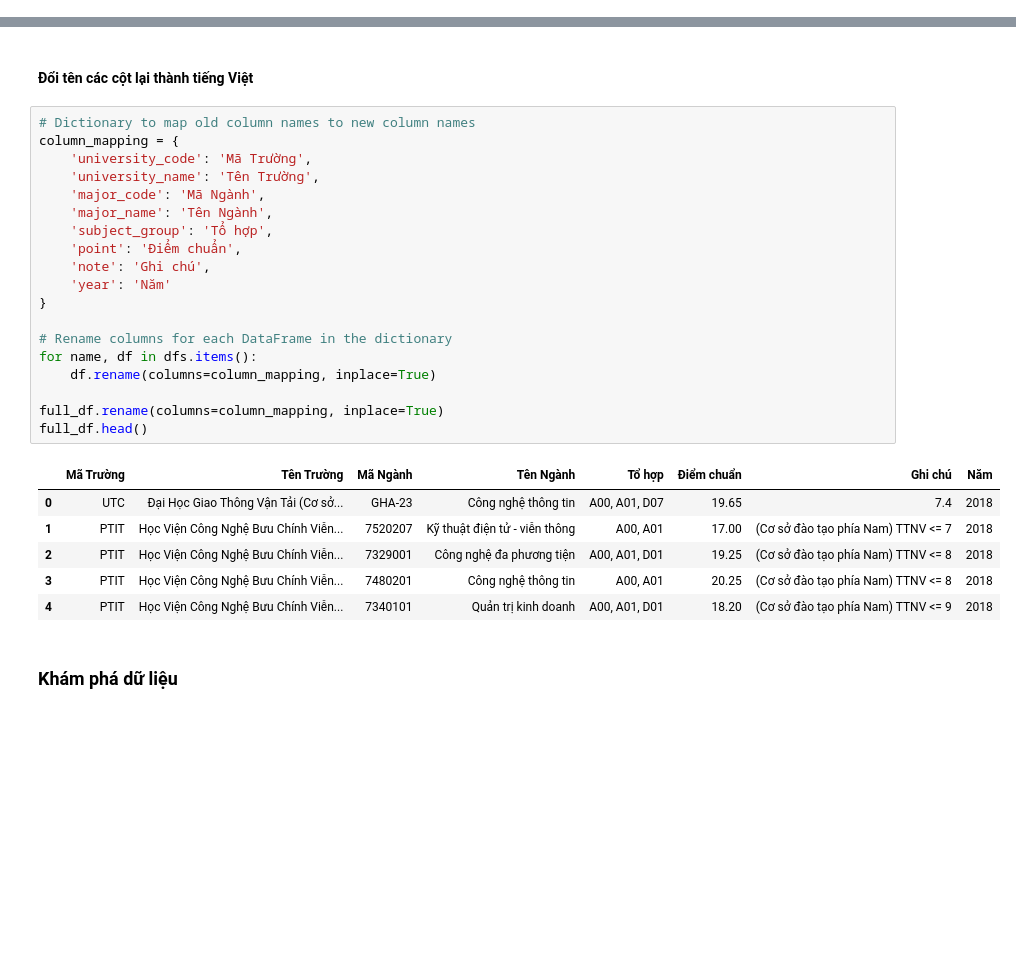
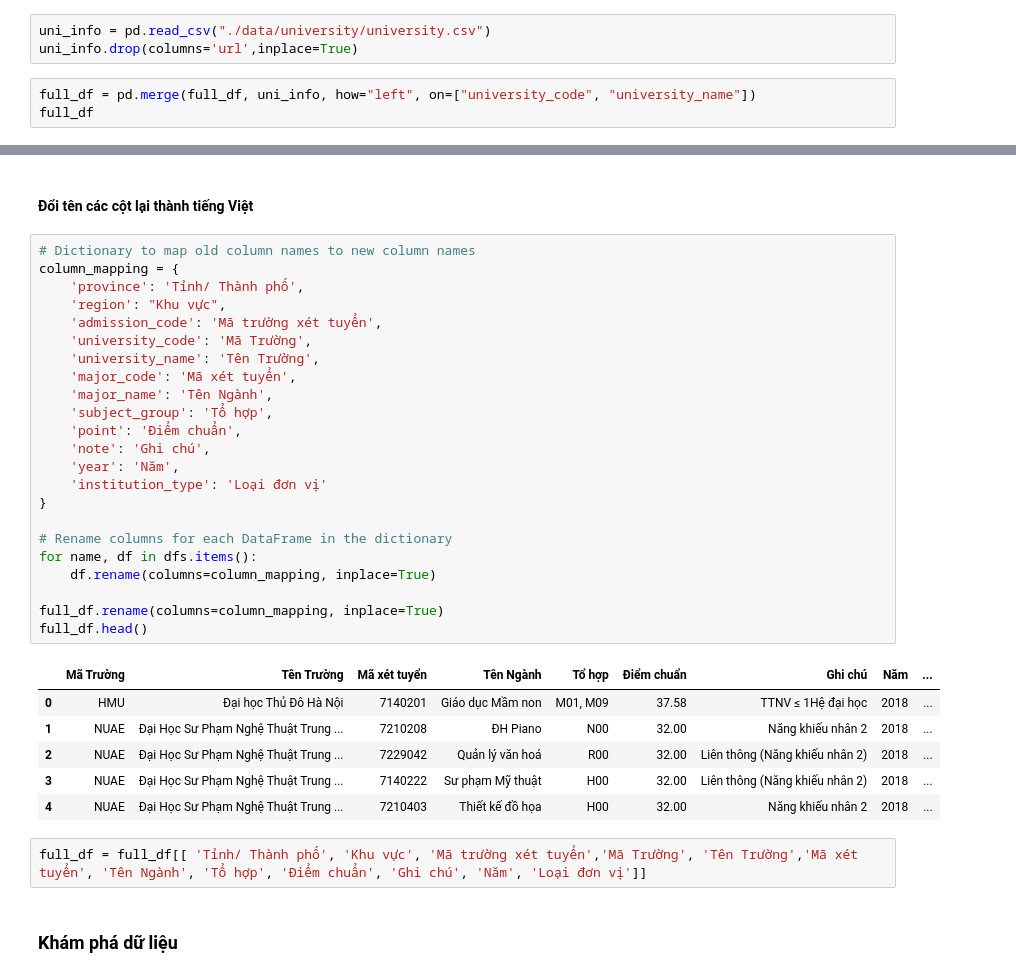
Before and after one commit to daniele15/DV-Final-Crawler, a Jupyter notebook: Crawler-hocmai/preprocessing.ipynb, the cells around one changed output, grey strips where cells are left out. Saved outputs shown, nothing was run; the diff lists cells and outputs as text; blank space fills up the shorter version.

```diff
--- a/Crawler-hocmai/preprocessing.ipynb
+++ b/Crawler-hocmai/preprocessing.ipynb
@@ -101,0 +101,6 @@ full_df.shape
+# %%
+uni_info = pd.read_csv("./data/university/university.csv")
+uni_info.drop(columns='url',inplace=True)
+# %%
+full_df = pd.merge(full_df, uni_info, how="left", on=["university_code", "university_name"])
+full_df
@@ -104,29 +123,35 @@ full_df.shape
 # %%
 # Dictionary to map old column names to new column names
 column_mapping = {
+    'province': 'Tỉnh/ Thành phố',
+    'region': "Khu vực",
+    'admission_code': 'Mã trường xét tuyển',
     'university_code': 'Mã Trường',
     'university_name': 'Tên Trường',
-    'major_code': 'Mã Ngành',
+    'major_code': 'Mã xét tuyển',
     'major_name': 'Tên Ngành',
     'subject_group': 'Tổ hợp',
     'point': 'Điểm chuẩn',
     'note': 'Ghi chú',
-    'year': 'Năm'
+    'year': 'Năm',
+    'institution_type': 'Loại đơn vị'
 }
 
 # Rename columns for each DataFrame in the dictionary
 for name, df in dfs.items():
     df.rename(columns=column_mapping, inplace=True)
 
 full_df.rename(columns=column_mapping, inplace=True)
 full_df.head()
 # %% [output]
-|  | Mã Trường | Tên Trường | Mã Ngành | Tên Ngành | Tổ hợp | Điểm chuẩn | Ghi chú | Năm |
-| 0 | UTC | Đại Học Giao Thông Vận Tải (Cơ sở... | GHA-23 | Công nghệ thông tin | A00, A01, D07 | 19.65 | 7.4 | 2018 |
-| 1 | PTIT | Học Viện Công Nghệ Bưu Chính Viễn... | 7520207 | Kỹ thuật điện tử - viễn thông | A00, A01 | 17.00 | (Cơ sở đào tạo phía Nam) TTNV <= 7 | 2018 |
-| 2 | PTIT | Học Viện Công Nghệ Bưu Chính Viễn... | 7329001 | Công nghệ đa phương tiện | A00, A01, D01 | 19.25 | (Cơ sở đào tạo phía Nam) TTNV <= 8 | 2018 |
-| 3 | PTIT | Học Viện Công Nghệ Bưu Chính Viễn... | 7480201 | Công nghệ thông tin | A00, A01 | 20.25 | (Cơ sở đào tạo phía Nam) TTNV <= 8 | 2018 |
-| 4 | PTIT | Học Viện Công Nghệ Bưu Chính Viễn... | 7340101 | Quản trị kinh doanh | A00, A01, D01 | 18.20 | (Cơ sở đào tạo phía Nam) TTNV <= 9 | 2018 |
+|  | Mã Trường | Tên Trường | Mã xét tuyển | Tên Ngành | Tổ hợp | Điểm chuẩn | Ghi chú | Năm | ... |
+| 0 | HMU | Đại học Thủ Đô Hà Nội | 7140201 | Giáo dục Mầm non | M01, M09 | 37.58 | TTNV ≤ 1Hệ đại học | 2018 | ... |
+| 1 | NUAE | Đại Học Sư Phạm Nghệ Thuật Trung ... | 7210208 | ĐH Piano | N00 | 32.00 | Năng khiếu nhân 2 | 2018 | ... |
+| 2 | NUAE | Đại Học Sư Phạm Nghệ Thuật Trung ... | 7229042 | Quản lý văn hoá | R00 | 32.00 | Liên thông (Năng khiếu nhân 2) | 2018 | ... |
+| 3 | NUAE | Đại Học Sư Phạm Nghệ Thuật Trung ... | 7140222 | Sư phạm Mỹ thuật | H00 | 32.00 | Liên thông (Năng khiếu nhân 2) | 2018 | ... |
+| 4 | NUAE | Đại Học Sư Phạm Nghệ Thuật Trung ... | 7210403 | Thiết kế đồ họa | H00 | 32.00 | Năng khiếu nhân 2 | 2018 | ... |
+# %%
+full_df = full_df[[ 'Tỉnh/ Thành phố', 'Khu vực', 'Mã trường xét tuyển','Mã Trường', 'Tên Trường','Mã xét tuyển', 'Tên Ngành', 'Tổ hợp', 'Điểm chuẩn', 'Ghi chú', 'Năm', 'Loại đơn vị']]
 # %% [markdown]
 ### **Khám phá dữ liệu**
 # %% [markdown]
```
Also changed, not shown: parts of 58 cells of this notebook.
